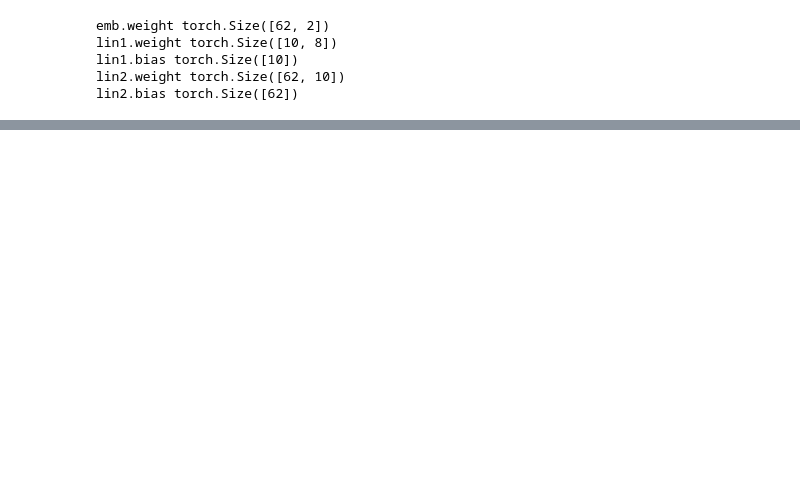
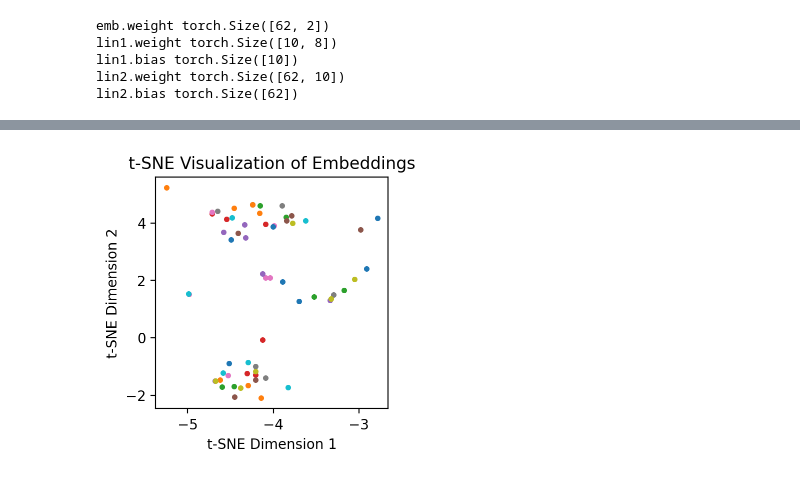
Before and after one commit to HrishikeshCP/assignment-3-es-335-2024-optimizers, a Jupyter notebook: qn1/q1.ipynb, the cells around one changed output, grey strips where cells are left out. Saved outputs shown, nothing was run; the diff lists cells and outputs as text; code cells hidden in the pictures; blank space fills up the shorter version.

```diff
--- a/qn1/q1.ipynb
+++ b/qn1/q1.ipynb
@@ -184,3 +200,45 @@ plot_emb(model.emb, itos)
+# %%
+from sklearn.manifold import TSNE
+
+def visualize_embeddings_with_tsne(emb, stoi, itos, title='t-SNE Visualization of Embeddings', figsize=(3, 3)):
+    """
+    Visualizes embeddings with t-SNE.
+
+    Args:
+    - emb (torch.nn.Embedding): The embedding layer.
+    - stoi (dict): Dictionary mapping characters to indices.
+    - itos (dict): Dictionary mapping indices to characters.
+    - title (str): Title of the plot (default: 't-SNE Visualization of Embeddings').
+    - figsize (tuple): Figure size (default: (10, 8)).
+
+    Returns:
+    - None
+    """
+    # Get the embeddings from the embedding layer
+    embeddings = emb.weight.data.numpy()
+
+    # Initialize t-SNE with desired parameters
+    tsne = TSNE(n_components=2, random_state=42)
+
+    # Fit t-SNE to the embeddings
+    embeddings_tsne = tsne.fit_transform(embeddings)
+
+    # Visualize the t-SNE embeddings
+    plt.figure(figsize=figsize)
+    for i in range(len(embeddings)):
+        plt.scatter(embeddings_tsne[i, 0], embeddings_tsne[i, 1], label=itos[i], marker='.')
+    plt.title(title)
+    plt.xlabel('t-SNE Dimension 1')
+    plt.ylabel('t-SNE Dimension 2')
+    # plt.legend(title='Characters')
+    plt.show()
+
+# Example usage:
+# Assuming you have already defined emb, stoi, and itos
+# Replace with your actual embeddings and dictionaries
+visualize_embeddings_with_tsne(model.emb, stoi, itos)
+# %% [output]
+[figure, added]
 # %%
 #generate text
 print(generate_text(model, itos, stoi, block_size,100))
```
Also changed, not shown: parts of 5 cells of this notebook.
